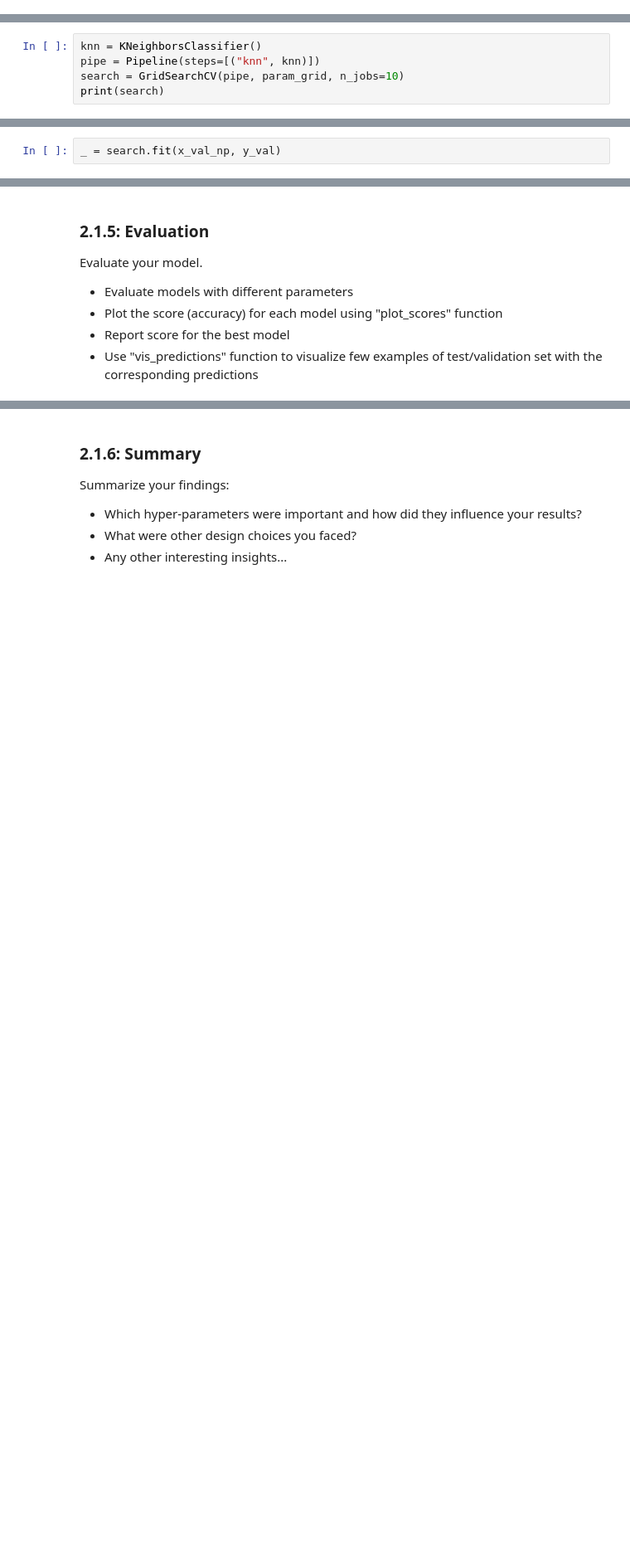
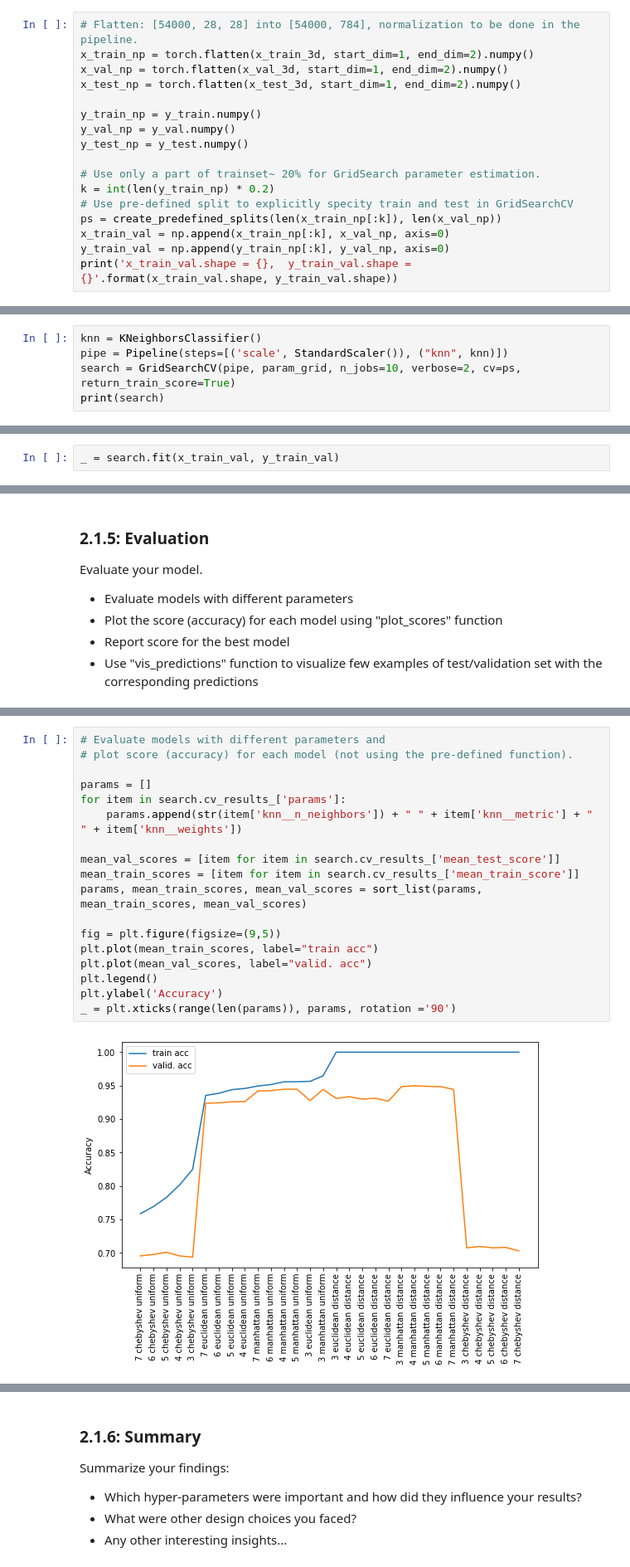
Before and after one commit to sangeet2020/MLCysec-hw, a Jupyter notebook: 2021_10_29_Task_01.ipynb.ipynb, the cells around one changed output, grey strips where cells are left out. Shown at 83% size. Saved outputs shown, nothing was run; the diff lists cells and outputs as text; blank space fills up the shorter version.

Commit message:
M1 done, analysis remaings

```diff
--- a/2021_10_29_Task_01.ipynb.ipynb
+++ b/2021_10_29_Task_01.ipynb.ipynb
@@ -381,0 +357,17 @@ print(x_test_np.shape, y_test)
+# %%
+# Flatten: [54000, 28, 28] into [54000, 784], normalization to be done in the pipeline.
+x_train_np = torch.flatten(x_train_3d, start_dim=1, end_dim=2).numpy()
+x_val_np = torch.flatten(x_val_3d, start_dim=1, end_dim=2).numpy()
+x_test_np = torch.flatten(x_test_3d, start_dim=1, end_dim=2).numpy()
+
+y_train_np = y_train.numpy()
+y_val_np = y_val.numpy()
+y_test_np = y_test.numpy()
+
+# Use only a part of trainset~ 20% for GridSearch parameter estimation.
+k = int(len(y_train_np) * 0.2)
+# Use pre-defined split to explicitly specity train and test in GridSearchCV
+ps = create_predefined_splits(len(x_train_np[:k]), len(x_val_np))
+x_train_val = np.append(x_train_np[:k], x_val_np, axis=0)
+y_train_val = np.append(y_train_np[:k], y_val_np, axis=0)
+print('x_train_val.shape = {},  y_train_val.shape = {}'.format(x_train_val.shape, y_train_val.shape))
@@ -385,7 +379,7 @@ print(x_test_np.shape, y_test)
 Define your model here
 # %%
 knn = KNeighborsClassifier()
-pipe = Pipeline(steps=[("knn", knn)])
-search = GridSearchCV(pipe, param_grid, n_jobs=10)
+pipe = Pipeline(steps=[('scale', StandardScaler()), ("knn", knn)])
+search = GridSearchCV(pipe, param_grid, n_jobs=10, verbose=2, cv=ps, return_train_score=True)
 print(search)
 # %% [output]
@@ -400,4 +397,4 @@ GridSearchCV(estimator=Pipeline(steps=[('knn', KNeighborsClassifier())]),
 
 Define optimization procedure and fit your model to the data
 # %%
-_ = search.fit(x_val_np, y_val)
+_ = search.fit(x_train_val, y_train_val)
@@ -451,2 +411,22 @@ Fitting on best parameters: {'knn__algorithm': 'auto', 'knn__n_neighbors': 5, 'k
+# %%
+# Evaluate models with different parameters and
+# plot score (accuracy) for each model (not using the pre-defined function).
+
+params = []
+for item in search.cv_results_['params']:
+    params.append(str(item['knn__n_neighbors']) + " " + item['knn__metric'] + " " + item['knn__weights'])
+
+mean_val_scores = [item for item in search.cv_results_['mean_test_score']]
+mean_train_scores = [item for item in search.cv_results_['mean_train_score']]
+params, mean_train_scores, mean_val_scores = sort_list(params, mean_train_scores, mean_val_scores)
+
+fig = plt.figure(figsize=(9,5))
+plt.plot(mean_train_scores, label="train acc")
+plt.plot(mean_val_scores, label="valid. acc")
+plt.legend()
+plt.ylabel('Accuracy')
+_ = plt.xticks(range(len(params)), params, rotation ='90')
+# %% [output]
+[figure, added]
 # %%
 # Here report the score for the best model
```
Also changed, not shown: parts of 21 cells of this notebook.
